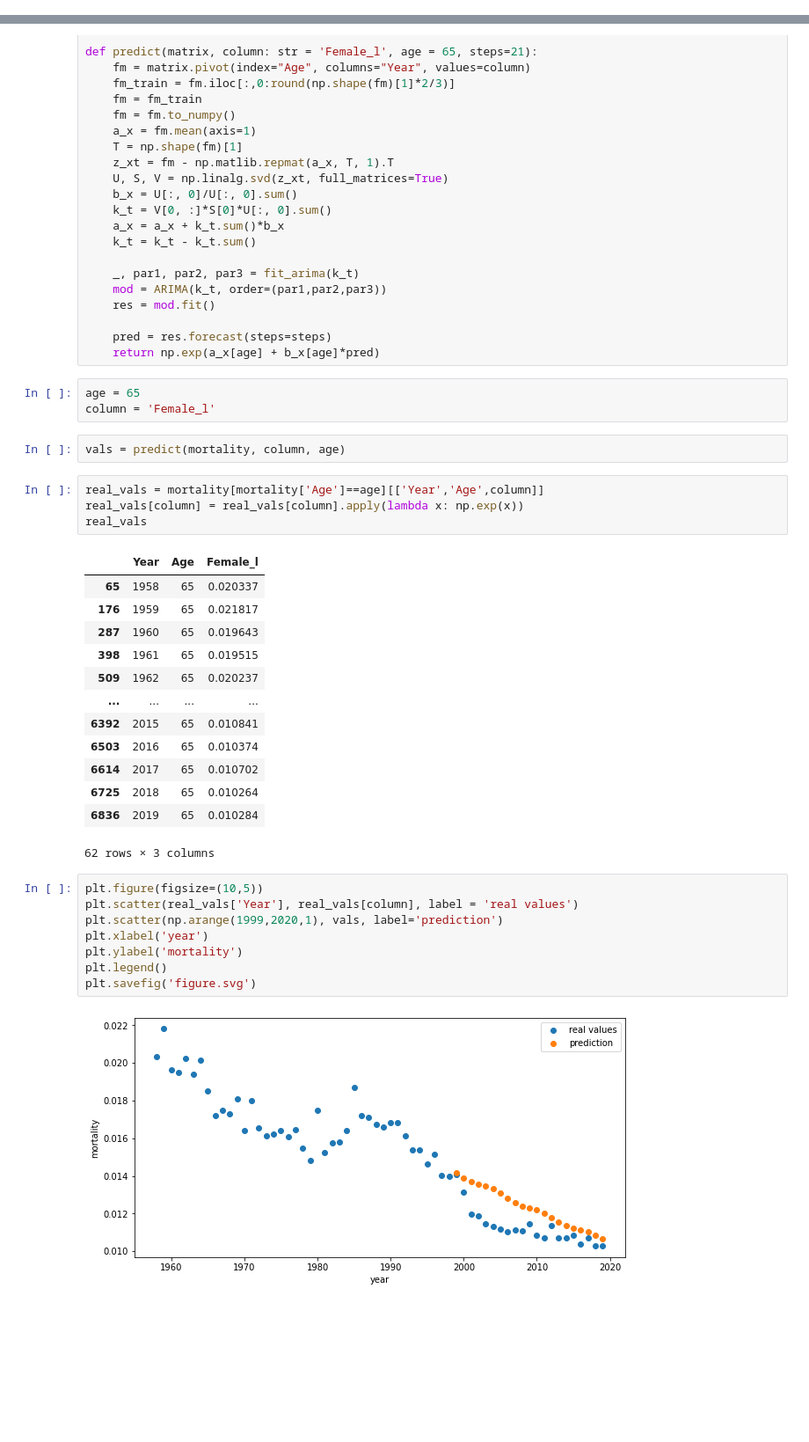
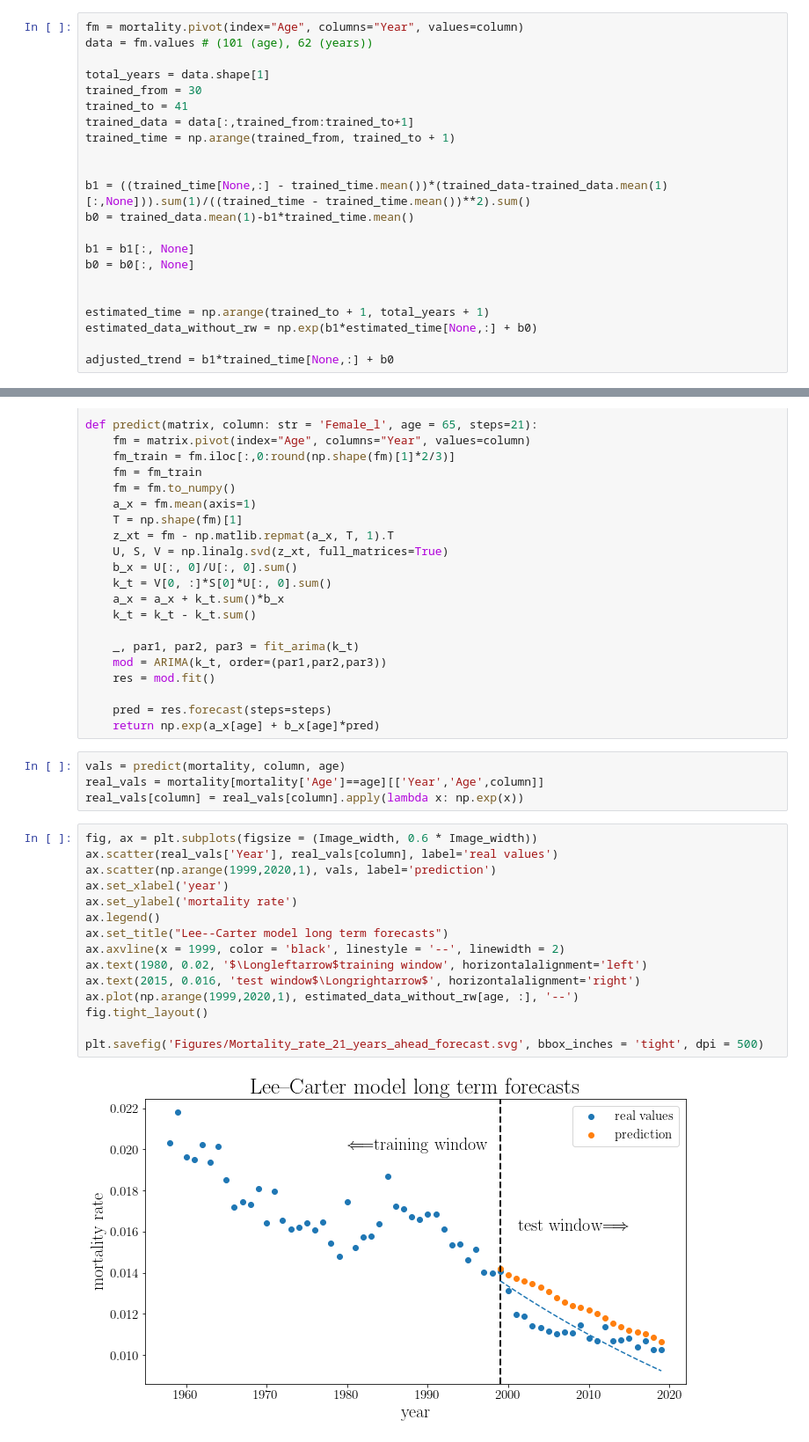
Before and after one commit to rogulforce/life_insurance_projekt, a Jupyter notebook: main_split_clean.ipynb, the cells around one changed output, grey strips where cells are left out. Shown at 88% size. Drawn from its saved outputs; the diff is of its cells as text; blank space fills up the shorter version.

Commit message:
Simple regression benchmark finished
+ LaTeX plots

```diff
--- a/main_split_clean.ipynb
+++ b/main_split_clean.ipynb
@@ -48,0 +77,22 @@ mortality
+# %%
+fm = mortality.pivot(index="Age", columns="Year", values=column)
+data = fm.values # (101 (age), 62 (years))
+
+total_years = data.shape[1]
+trained_from = 30
+trained_to = 41
+trained_data = data[:,trained_from:trained_to+1]
+trained_time = np.arange(trained_from, trained_to + 1)
+
+
+b1 = ((trained_time[None,:] - trained_time.mean())*(trained_data-trained_data.mean(1)[:,None])).sum(1)/((trained_time - trained_time.mean())**2).sum()
+b0 = trained_data.mean(1)-b1*trained_time.mean()
+
+b1 = b1[:, None]
+b0 = b0[:, None]
+
+
+estimated_time = np.arange(trained_to + 1, total_years + 1)
+estimated_data_without_rw = np.exp(b1*estimated_time[None,:] + b0)
+
+adjusted_trend = b1*trained_time[None,:] + b0
@@ -81,37 +164,25 @@ def predict(matrix, column: str = 'Female_l', age = 65, steps=21):
 
     pred = res.forecast(steps=steps)
     return np.exp(a_x[age] + b_x[age]*pred)
-# %%
-age = 65
-column = 'Female_l'
-# %%
-vals = predict(mortality, column, age)
 # %%
+vals = predict(mortality, column, age)
 real_vals = mortality[mortality['Age']==age][['Year','Age',column]]
 real_vals[column] = real_vals[column].apply(lambda x: np.exp(x))
-real_vals
-# %% [output]
-|  | Year | Age | Female_l |
-| 65 | 1958 | 65 | 0.020337 |
-| 176 | 1959 | 65 | 0.021817 |
-| 287 | 1960 | 65 | 0.019643 |
-| 398 | 1961 | 65 | 0.019515 |
-| 509 | 1962 | 65 | 0.020237 |
-| ... | ... | ... | ... |
-| 6392 | 2015 | 65 | 0.010841 |
-| 6503 | 2016 | 65 | 0.010374 |
-| 6614 | 2017 | 65 | 0.010702 |
-| 6725 | 2018 | 65 | 0.010264 |
-| 6836 | 2019 | 65 | 0.010284 |
-62 rows × 3 columns
-# %%
-plt.figure(figsize=(10,5))
-plt.scatter(real_vals['Year'], real_vals[column], label = 'real values')
-plt.scatter(np.arange(1999,2020,1), vals, label='prediction')
-plt.xlabel('year')
-plt.ylabel('mortality')
-plt.legend()
-plt.savefig('figure.svg')
-# %% [output]
-[figure, removed]
+# %%
+fig, ax = plt.subplots(figsize = (Image_width, 0.6 * Image_width))
+ax.scatter(real_vals['Year'], real_vals[column], label='real values')
+ax.scatter(np.arange(1999,2020,1), vals, label='prediction')
+ax.set_xlabel('year')
+ax.set_ylabel('mortality rate')
+ax.legend()
+ax.set_title("Lee--Carter model long term forecasts")
+ax.axvline(x = 1999, color = 'black', linestyle = '--', linewidth = 2)
+ax.text(1980, 0.02, '$\Longleftarrow$training window', horizontalalignment='left')
+ax.text(2015, 0.016, 'test window$\Longrightarrow$', horizontalalignment='right')
+ax.plot(np.arange(1999,2020,1), estimated_data_without_rw[age, :], '--')
+fig.tight_layout()
+
+plt.savefig('Figures/Mortality_rate_21_years_ahead_forecast.svg', bbox_inches = 'tight', dpi = 500)
+# %% [output]
+[figure, added]
 # %% [markdown]
```
Also changed, not shown: parts of 18 cells of this notebook, 41 other files.
